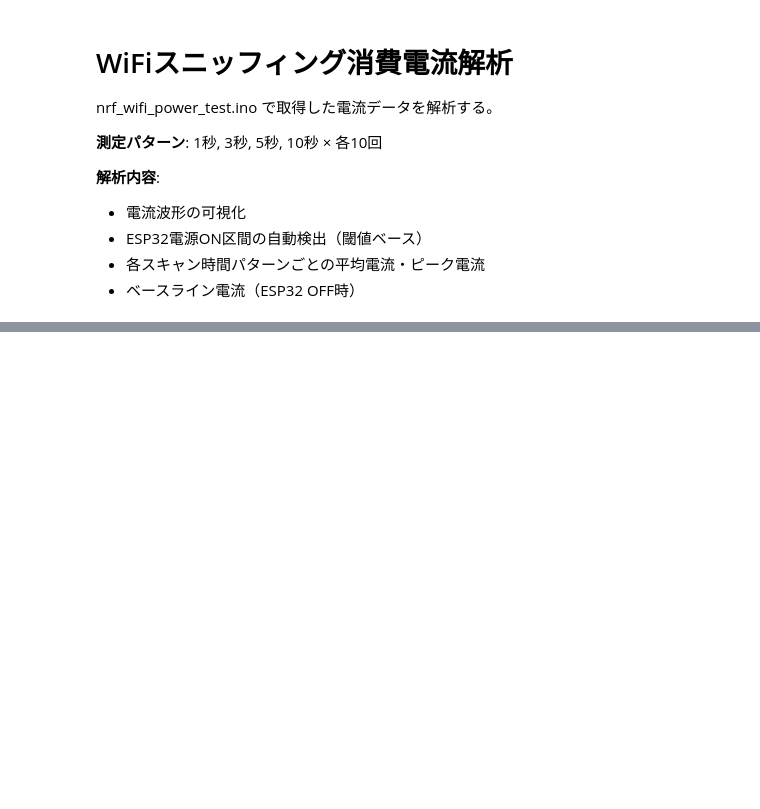
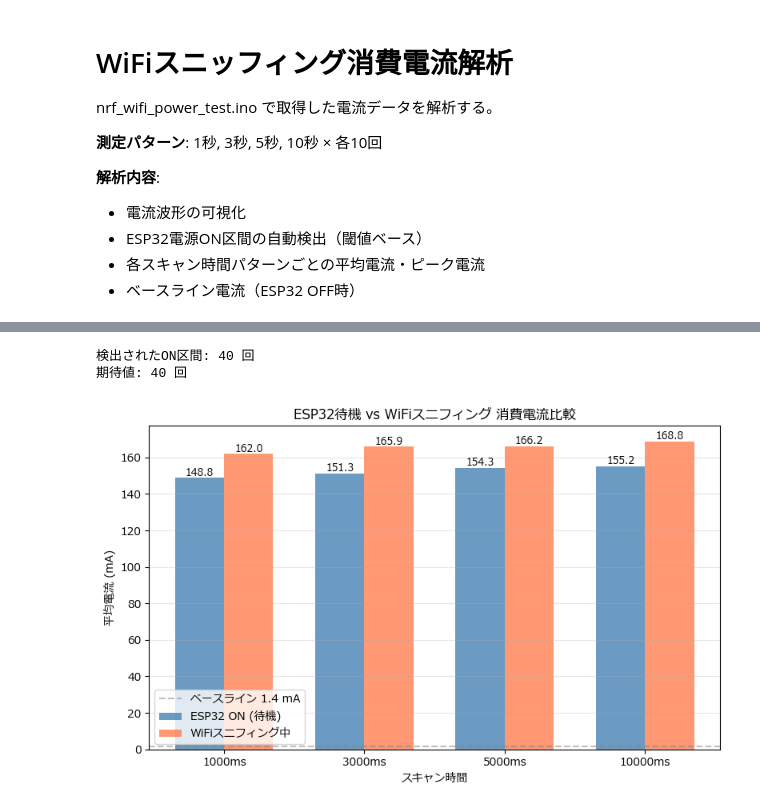
Before and after one commit to TsuneariKuroiwa/current_mesurement, a Jupyter notebook: wifi_power_analysis.ipynb, the cells around one changed output, grey strips where cells are left out. Saved outputs shown, nothing was run; the diff lists cells and outputs as text; code cells hidden in the pictures; blank space fills up the shorter version.

```diff
--- a/wifi_power_analysis.ipynb
+++ b/wifi_power_analysis.ipynb
@@ -14,6 +14,10 @@ nrf_wifi_power_test.ino で取得した電流データを解析する。
 import pandas as pd
 import numpy as np
 import matplotlib.pyplot as plt
+
+# 日本語フォント設定
+plt.rcParams['font.family'] = 'Meiryo'
+plt.rcParams['axes.unicode_minus'] = False
 
 # ============================================================
 # 設定
@@ -21,8 +25,8 @@ import matplotlib.pyplot as plt
 CSV_FILE = 'dist/current_log.csv'  # 電流測定データ
 
 # 測定時間範囲
-START_TIME = '2026-03-16 18:40:00'
-END_TIME = '2026-03-16 18:58:05'
+START_TIME = '2026-03-16 18:40:40'
+END_TIME = '2026-03-16 18:50:00'
 
 # ESP32 ON/OFF 検出の閾値 (mA)
 ON_THRESHOLD_MA = 30.0
@@ -105,5 +115,8 @@ print(f'期待値: {len(SCAN_PATTERNS_MS) * REPS_PER_PATTERN} 回')
 if len(valid) != len(SCAN_PATTERNS_MS) * REPS_PER_PATTERN:
     print('\n*** 警告: 検出数が期待値と一致しません ***')
     print('ON_THRESHOLD_MA の値を調整するか、START_TIME/END_TIME で範囲を絞ってください')
+# %% [output]
+検出されたON区間: 40 回
+期待値: 40 回
 # %%
 # ============================================================
@@ -164,30 +201,39 @@ print(f'\nベースライン電流 (ESP32 OFF): {baseline:.2f} mA')
 # %%
 # ============================================================
-# パターンごとの平均電流グラフ
+# 待機 vs スニフィング 消費電流比較グラフ
 # ============================================================
 fig, ax = plt.subplots(figsize=(8, 5))
 
 valid_summary = summary[summary['スキャン時間(ms)'] > 0]
-x = valid_summary['スキャン時間(ms)'].values
-y = valid_summary['平均電流(mA)'].values
-yerr = valid_summary['標準偏差(mA)'].values
+x = np.arange(len(valid_summary))
+width = 0.35
 
-ax.bar(range(len(x)), y, yerr=yerr, capsize=5, color='steelblue', alpha=0.8)
-ax.set_xticks(range(len(x)))
-ax.set_xticklabels([f'{int(v)}ms' for v in x])
+bars1 = ax.bar(x - width/2, valid_summary['待機時電流(mA)'].values, width,
+               label='ESP32 ON (待機)', color='steelblue', alpha=0.8)
+bars2 = ax.bar(x + width/2, valid_summary['スニフィング時電流(mA)'].values, width,
+               label='WiFiスニフィング中', color='coral', alpha=0.8)
+
+ax.set_xticks(x)
+ax.set_xticklabels([f'{int(v)}ms' for v in valid_summary['スキャン時間(ms)'].values])
 ax.set_xlabel('スキャン時間')
 ax.set_ylabel('平均電流 (mA)')
-ax.set_title('スキャン時間別 ESP32 ON時の平均消費電流')
-ax.axhline(y=baseline, color='r', linestyle='--', alpha=0.5, label=f'ベースライン {baseline:.1f} mA')
+ax.set_title('ESP32待機 vs WiFiスニフィング 消費電流比較')
+ax.axhline(y=baseline, color='gray', linestyle='--', alpha=0.5, label=f'ベースライン {baseline:.1f} mA')
 ax.legend()
 ax.grid(True, alpha=0.3, axis='y')
 
 # 値ラベル
-for i, (v, e) in enumerate(zip(y, yerr)):
-    ax.text(i, v + e + 2, f'{v:.1f}', ha='center', fontsize=10)
+for bar in bars1:
+    ax.text(bar.get_x() + bar.get_width()/2, bar.get_height() + 1,
+            f'{bar.get_height():.1f}', ha='center', fontsize=9)
+for bar in bars2:
+    ax.text(bar.get_x() + bar.get_width()/2, bar.get_height() + 1,
+            f'{bar.get_height():.1f}', ha='center', fontsize=9)
 
 plt.tight_layout()
 plt.show()
+# %% [output]
+[figure, added]
 # %%
 # ============================================================
 # 各パターンの代表的な電流波形 (重ね書き)
```
Also changed, not shown: parts of 5 cells of this notebook, 11 other files.
